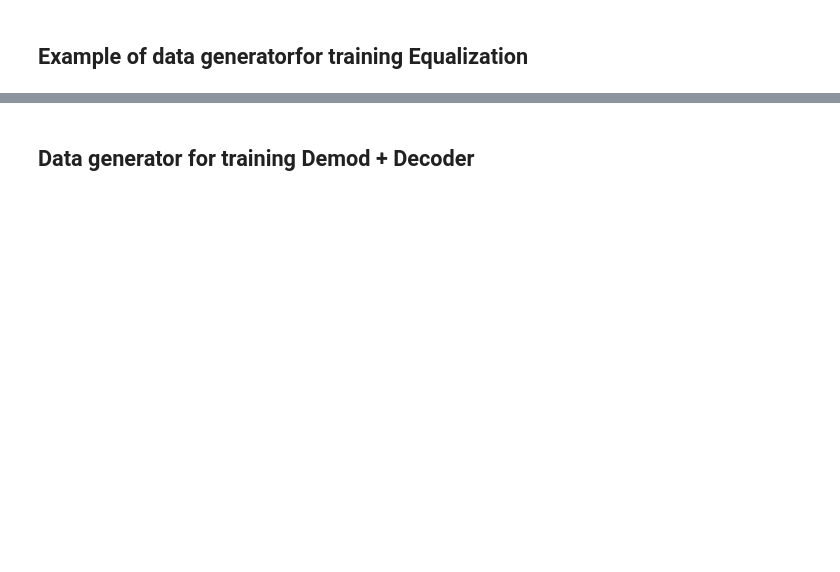
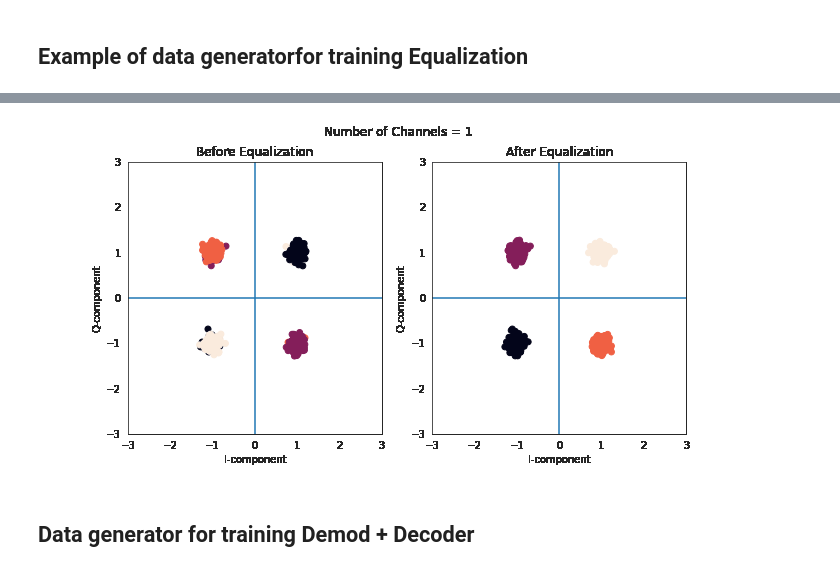
Before and after one commit to laurabrink13/ML-Receiver, a Jupyter notebook: notebooks/Generate Radio Data for training.ipynb, the cells around one changed output, grey strips where cells are left out. Drawn from its saved outputs; the diff is of its cells as text; code cells hidden in the pictures; blank space fills up the shorter version.

```diff
--- a/notebooks/Generate Radio Data for training.ipynb
+++ b/notebooks/Generate Radio Data for training.ipynb
@@ -184,3 +178,24 @@ display(Image(url='./equalization.gif'))
+# %%
+# Visualize equalization data
+fnames=[]
+
+CHANNEL_TAPS = [1, 2, 3, 4, 5]
+for modulation_scheme in ['QPSK']:
+    radios = [RadioDataGenerator(DATA_LEN, PREAMBLE_LEN,
+                                 channel_tap,
+                                 modulation_scheme)
+              for channel_tap in CHANNEL_TAPS]
+
+    filename = './figures/channel_inference_%s.gif'%modulation_scheme
+    imageio.mimsave(filename,
+                    [visualize_equalization(radio, 1/300, 20.0)
+                     for radio in radios], fps=2)
+    fnames.append(filename)
+
+with open(filename,'rb') as f:
+    display(Image(data=f.read(), format='png'))
+# %% [output]
+[figure, added]
 # %% [markdown]
 ## Data generator for training Demod + Decoder <a class="anchor" id="decoder"></a>
 # %%
```
Also changed, not shown: parts of 18 cells of this notebook, 5 other files.
